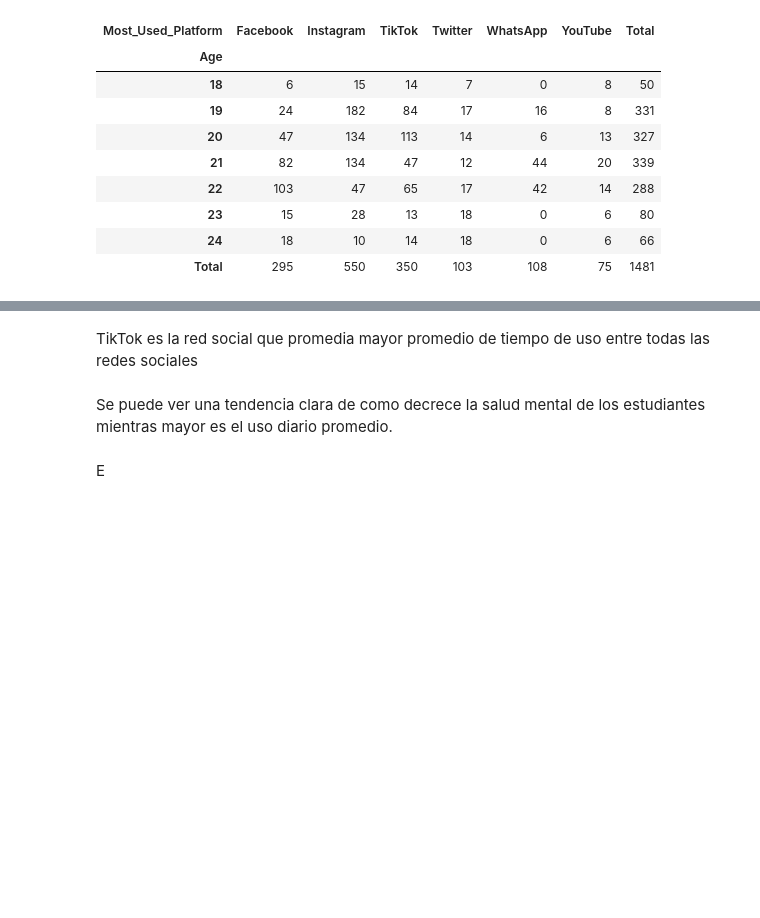
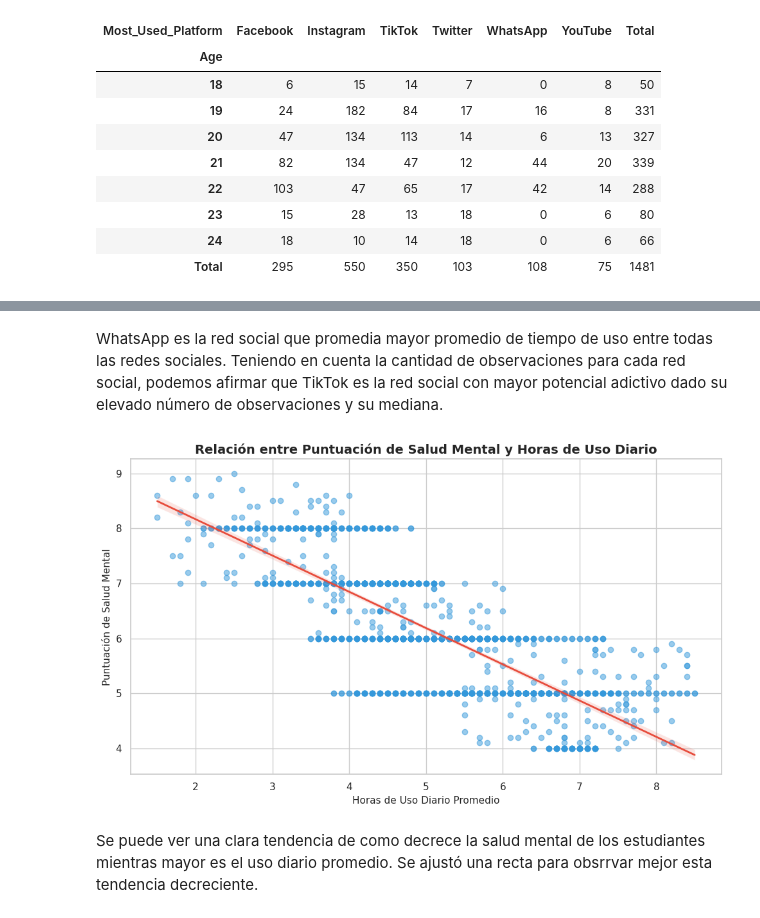
Before and after one commit to Chaile-Mendez/tp-analisis-labo, a Jupyter notebook: TP_GRUPAL.ipynb, the cells around one changed output, grey strips where cells are left out. Drawn from its saved outputs; the diff is of its cells as text; code cells hidden in the pictures; blank space fills up the shorter version.

```diff
--- a/TP_GRUPAL.ipynb
+++ b/TP_GRUPAL.ipynb
@@ -554,31 +565,27 @@ display(metricas_plataformas)
 # %% [markdown]
-TikTok es la red social que promedia mayor promedio de tiempo de uso entre todas las redes sociales
+WhatsApp es la red social que promedia mayor promedio de tiempo de uso entre todas las redes sociales. Teniendo en cuenta la cantidad de observaciones para cada red social, podemos afirmar que TikTok es la red social con mayor potencial adictivo dado su elevado número de observaciones y su mediana.
 # %%
-import matplotlib.pyplot as plt
-import seaborn as sns
-
-# Configurar el estilo de la visualización
 sns.set_theme(style="whitegrid")
 plt.figure(figsize=(10, 6))
 
 # Crear el gráfico de dispersión con la línea de tendencia intercambiando los ejes
 sns.regplot(
-    data=df_final,
+    data=df_filtrado,
     x='Avg_Daily_Usage_Hours',
     y='Mental_Health_Score',
     scatter_kws={'alpha':0.5, 'color': '#3498db'},
     line_kws={'color': '#e74c3c', 'linewidth': 2}
 )
 
 # Personalizar títulos y etiquetas con el nuevo orden
 plt.title('Relación entre Puntuación de Salud Mental y Horas de Uso Diario', size=14, weight='bold')
-plt.xlabel('Horas de Uso Diario Promedio (Avg_Daily_Usage_Hours)', size=11)
-plt.ylabel('Puntuación de Salud Mental (Mental_Health_Score)', size=11)
+plt.xlabel('Horas de Uso Diario Promedio', size=11)
+plt.ylabel('Puntuación de Salud Mental', size=11)
 
 # Mostrar el gráfico
 plt.tight_layout()
 plt.show()
+# %% [output]
+[figure, added]
 # %% [markdown]
-Se puede ver una tendencia clara de como decrece la salud mental de los estudiantes mientras mayor es el uso diario promedio.
+Se puede ver una clara tendencia de como decrece la salud mental de los estudiantes mientras mayor es el uso diario promedio. Se ajustó una recta para obsrrvar mejor esta tendencia decreciente.
-# %% [markdown]
-E
```
Also changed, not shown: parts of 9 cells of this notebook.
